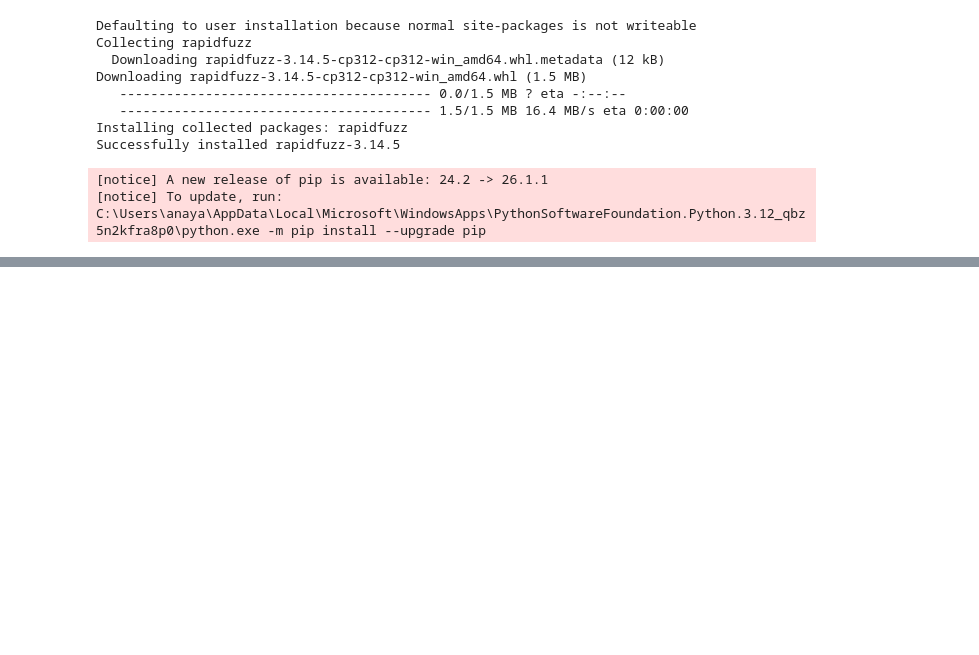
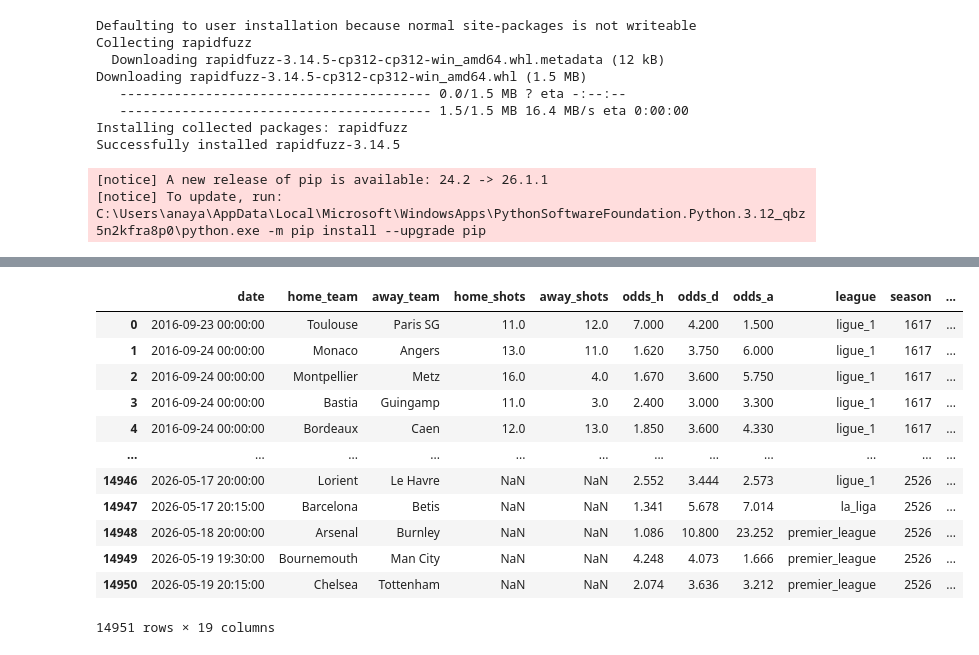
Before and after one commit to aaraval007-wq/shots-odds, a Jupyter notebook: test.ipynb, the cells around one changed output, grey strips where cells are left out. Drawn from its saved outputs; the diff is of its cells as text; code cells hidden in the pictures; blank space fills up the shorter version.

```diff
--- a/test.ipynb
+++ b/test.ipynb
@@ -743,0 +734,16 @@ pp.all_data.loc[(pp.all_data['home_team'] == team) | (pp.all_data['away_team'] =
+# %%
+pp.all_data
+# %% [output]
+|  | date | home_team | away_team | home_shots | away_shots | odds_h | odds_d | odds_a | league | season | ... |
+| 0 | 2016-09-23 00:00:00 | Toulouse | Paris SG | 11.0 | 12.0 | 7.000 | 4.200 | 1.500 | ligue_1 | 1617 | ... |
+| 1 | 2016-09-24 00:00:00 | Monaco | Angers | 13.0 | 11.0 | 1.620 | 3.750 | 6.000 | ligue_1 | 1617 | ... |
+| 2 | 2016-09-24 00:00:00 | Montpellier | Metz | 16.0 | 4.0 | 1.670 | 3.600 | 5.750 | ligue_1 | 1617 | ... |
+| 3 | 2016-09-24 00:00:00 | Bastia | Guingamp | 11.0 | 3.0 | 2.400 | 3.000 | 3.300 | ligue_1 | 1617 | ... |
+| 4 | 2016-09-24 00:00:00 | Bordeaux | Caen | 12.0 | 13.0 | 1.850 | 3.600 | 4.330 | ligue_1 | 1617 | ... |
+| ... | ... | ... | ... | ... | ... | ... | ... | ... | ... | ... | ... |
+| 14946 | 2026-05-17 20:00:00 | Lorient | Le Havre | NaN | NaN | 2.552 | 3.444 | 2.573 | ligue_1 | 2526 | ... |
+| 14947 | 2026-05-17 20:15:00 | Barcelona | Betis | NaN | NaN | 1.341 | 5.678 | 7.014 | la_liga | 2526 | ... |
+| 14948 | 2026-05-18 20:00:00 | Arsenal | Burnley | NaN | NaN | 1.086 | 10.800 | 23.252 | premier_league | 2526 | ... |
+| 14949 | 2026-05-19 19:30:00 | Bournemouth | Man City | NaN | NaN | 4.248 | 4.073 | 1.666 | premier_league | 2526 | ... |
+| 14950 | 2026-05-19 20:15:00 | Chelsea | Tottenham | NaN | NaN | 2.074 | 3.636 | 3.212 | premier_league | 2526 | ... |
+14951 rows × 19 columns
```
Also changed, not shown: parts of 9 cells of this notebook, 4 other files.
